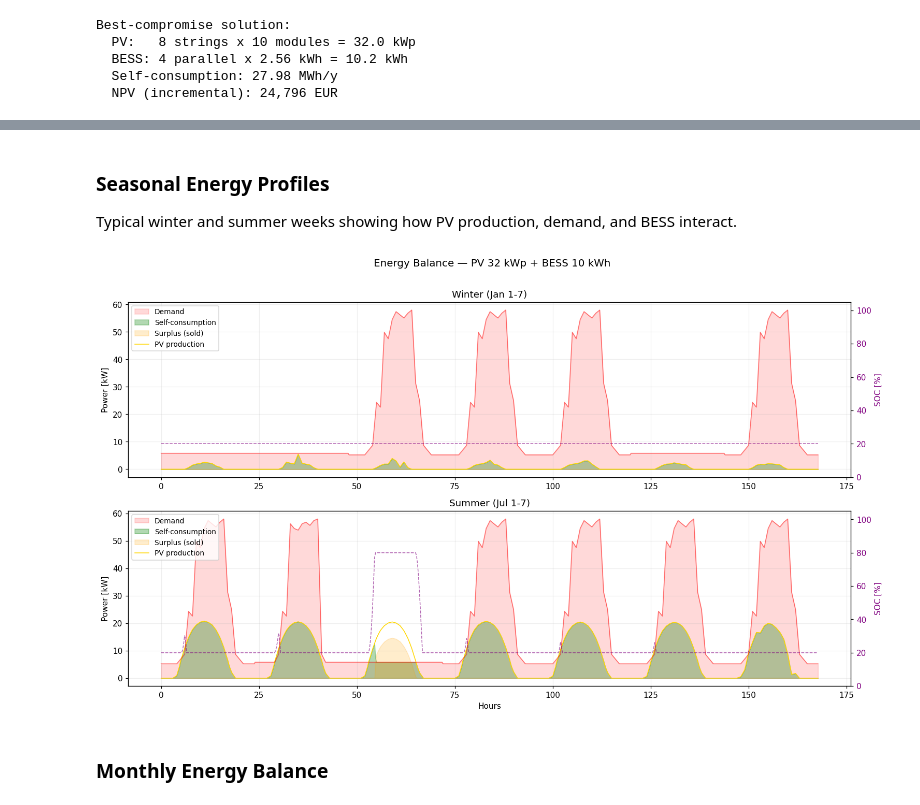
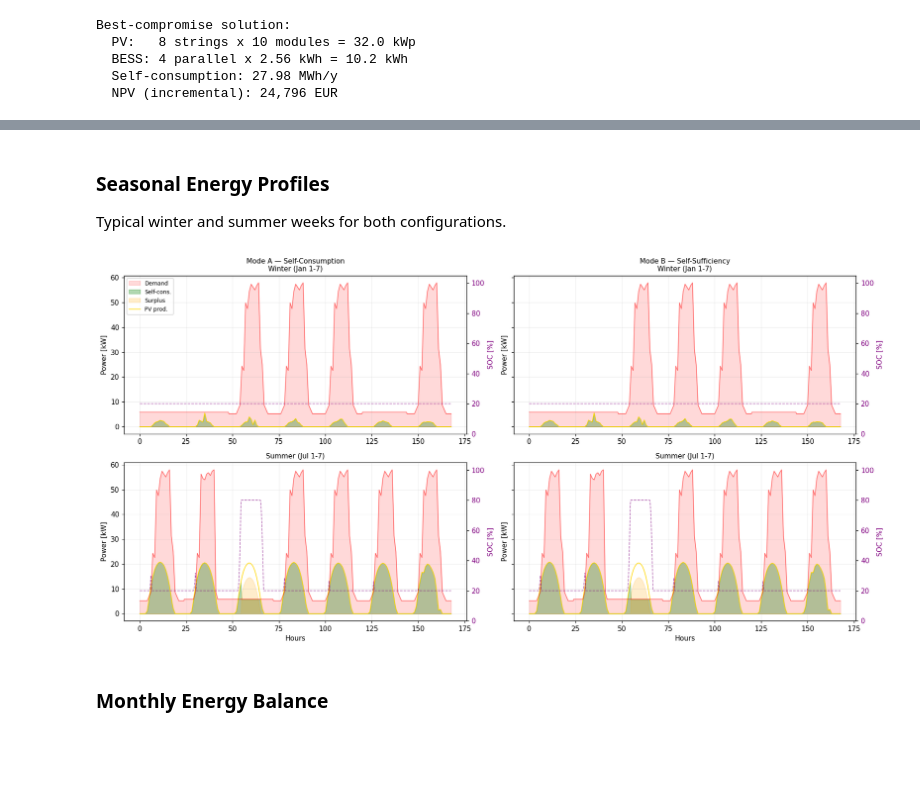
Before and after one commit to pyRES-project/pyRES, a Jupyter notebook: tutorial_optimizer.ipynb, the cells around one changed output, grey strips where cells are left out. Cells and saved outputs as stored; diff of their text form; code cells hidden in the pictures; blank space fills up the shorter version.

```diff
--- a/tutorial_optimizer.ipynb
+++ b/tutorial_optimizer.ipynb
@@ -234,3 +237,21 @@ Best-compromise solution:
   BESS: 4 parallel x 2.56 kWh = 10.2 kWh
   Self-consumption: 27.98 MWh/y
   NPV (incremental): 24,796 EUR
+# %%
+# Select best-compromise from Mode B
+F_b = opt_ss.pareto_F
+F_b_norm = (F_b - F_b.min(axis=0)) / (F_b.max(axis=0) - F_b.min(axis=0) + 1e-12)
+dist_b = np.sqrt((F_b_norm ** 2).sum(axis=1))
+best_idx_b = np.argmin(dist_b)
+
+best_X_b = opt_ss.pareto_X[best_idx_b]
+n_pv_ss, n_bess_ss = int(best_X_b[0]), int(best_X_b[1])
+
+cap_pv_ss = n_pv_ss * opt_ss.n_series_pv * opt_ss.cap_module_pv
+cap_bess_ss = n_bess_ss * opt_ss.n_series_bess * opt_ss.cap_module_bess
+
+print(f"Best-compromise solution (Mode B - Self-Sufficiency):")
+print(f"  PV:   {n_pv_ss} strings x {opt_ss.n_series_pv} modules = {cap_pv_ss:.1f} kWp")
+print(f"  BESS: {n_bess_ss} parallel x {opt_ss.cap_module_bess:.2f} kWh = {cap_bess_ss:.1f} kWh")
+print(f"  Self-sufficiency: {opt_ss.pareto_F[best_idx_b, 0]:.2%}")
+print(f"  NPV (incremental): {opt_ss.pareto_F[best_idx_b, 1]:,.0f} EUR")
@@ -265,41 +407,54 @@ print(f"  Self-cons. rate:  {ann['self_cons_rate']:8.1%}")
 # %% [markdown]
 ### Seasonal Energy Profiles
 
-Typical winter and summer weeks showing how PV production, demand, and BESS interact.
+Typical winter and summer weeks for both configurations.
 # %%
 steps_per_day = int(24 / time_step)
 
-# Winter: first week of January; Summer: first week of July
 seasons = {
     'Winter (Jan 1-7)':  slice(0, 7 * steps_per_day),
     'Summer (Jul 1-7)':  slice(181 * steps_per_day, 188 * steps_per_day),
 }
 
-fig, axes = plt.subplots(len(seasons), 1, figsize=(14, 4 * len(seasons)), sharex=False)
+configs = [
+    ('Mode A — Self-Consumption', en_a, n_bess_opt, cap_pv_opt, cap_bess_opt),
+    ('Mode B — Self-Sufficiency', en_b, n_bess_ss, cap_pv_ss, cap_bess_ss),
+]
 
-for ax, (label, sl) in zip(axes, seasons.items()):
-    hours = np.arange(len(en['prod'][sl])) * time_step
-    ax.fill_between(hours, en['dem'][sl], alpha=0.15, color='red', label='Demand')
-    ax.fill_between(hours, en['self_cons'][sl], alpha=0.3, color='green', label='Self-consumption')
-    ax.fill_between(hours, en['surplus'][sl], alpha=0.2, color='orange', label='Surplus (sold)')
-    ax.plot(hours, en['prod'][sl], linewidth=1, color='gold', label='PV production')
-    ax.plot(hours, en['dem'][sl], linewidth=1, color='red', alpha=0.5)
-    if n_bess_opt > 0:
-        ax2 = ax.twinx()
-        ax2.plot(hours, en['soc'][sl] * 100, linewidth=1, color='purple', alpha=0.6, linestyle='--', label='SOC')
-        ax2.set_ylabel('SOC [%]', color='purple')
-        ax2.set_ylim(0, 105)
-        ax2.tick_params(axis='y', labelcolor='purple')
-    ax.set(ylabel='Power [kW]', title=label)
-    ax.legend(loc='upper left', fontsize=9)
-    ax.grid(True, alpha=0.2)
+fig, axes = plt.subplots(len(seasons), len(configs), figsize=(16, 4 * len(seasons)),
+                         sharex=False, sharey='row')
 
-axes[-1].set_xlabel('Hours')
-fig.suptitle(f'Energy Balance — PV {cap_pv_opt:.0f} kWp + BESS {cap_bess_opt:.0f} kWh', fontsize=13, y=1.01)
+for col, (mode_label, en_x, n_b, cap_pv, cap_bess) in enumerate(configs):
+    for row, (season_label, sl) in enumerate(seasons.items()):
+        ax = axes[row, col]
+        hours = np.arange(len(en_x['prod'][sl])) * time_step
+        ax.fill_between(hours, en_x['dem'][sl], alpha=0.15, color='red', label='Demand')
+        ax.fill_between(hours, en_x['self_cons'][sl], alpha=0.3, color='green', label='Self-cons.')
+        ax.fill_between(hours, en_x['surplus'][sl], alpha=0.2, color='orange', label='Surplus')
+        ax.plot(hours, en_x['prod'][sl], linewidth=1, color='gold', label='PV prod.')
+        ax.plot(hours, en_x['dem'][sl], linewidth=1, color='red', alpha=0.5)
+        if n_b > 0:
+            ax2 = ax.twinx()
+            ax2.plot(hours, en_x['soc'][sl] * 100, linewidth=1, color='purple',
+                     alpha=0.6, linestyle='--', label='SOC')
+            ax2.set_ylabel('SOC [%]', color='purple')
+            ax2.set_ylim(0, 105)
+            ax2.tick_params(axis='y', labelcolor='purple')
+        ax.set_ylabel('Power [kW]')
+        if row == 0:
+            ax.set_title(f'{mode_label}\n{season_label}', fontsize=10)
+        else:
+            ax.set_title(season_label, fontsize=10)
+        if row == 0 and col == 0:
+            ax.legend(loc='upper left', fontsize=8)
+        ax.grid(True, alpha=0.2)
+        if row == len(seasons) - 1:
+            ax.set_xlabel('Hours')
+
 fig.tight_layout()
 plt.show()
 # %% [output]
-[figure, old version]
+[figure, new version]
 # %% [markdown]
 ### Monthly Energy Balance
 # %%
```
Also changed, not shown: parts of 30 cells of this notebook, 6 other files.
